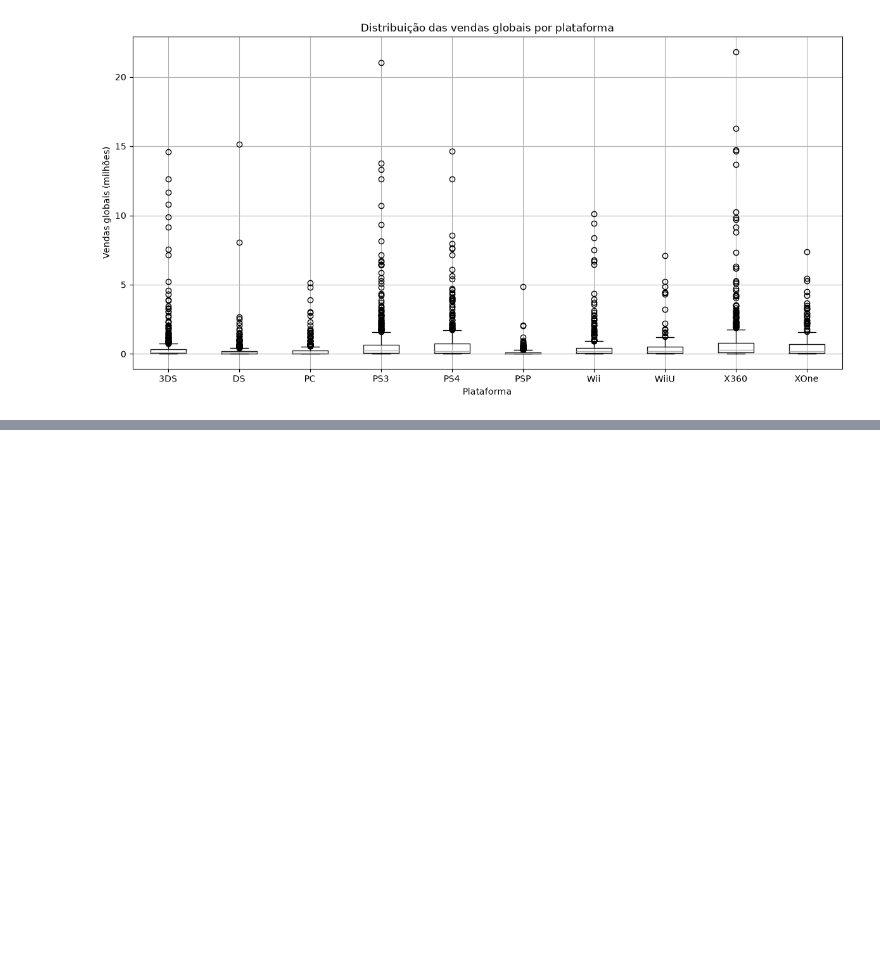
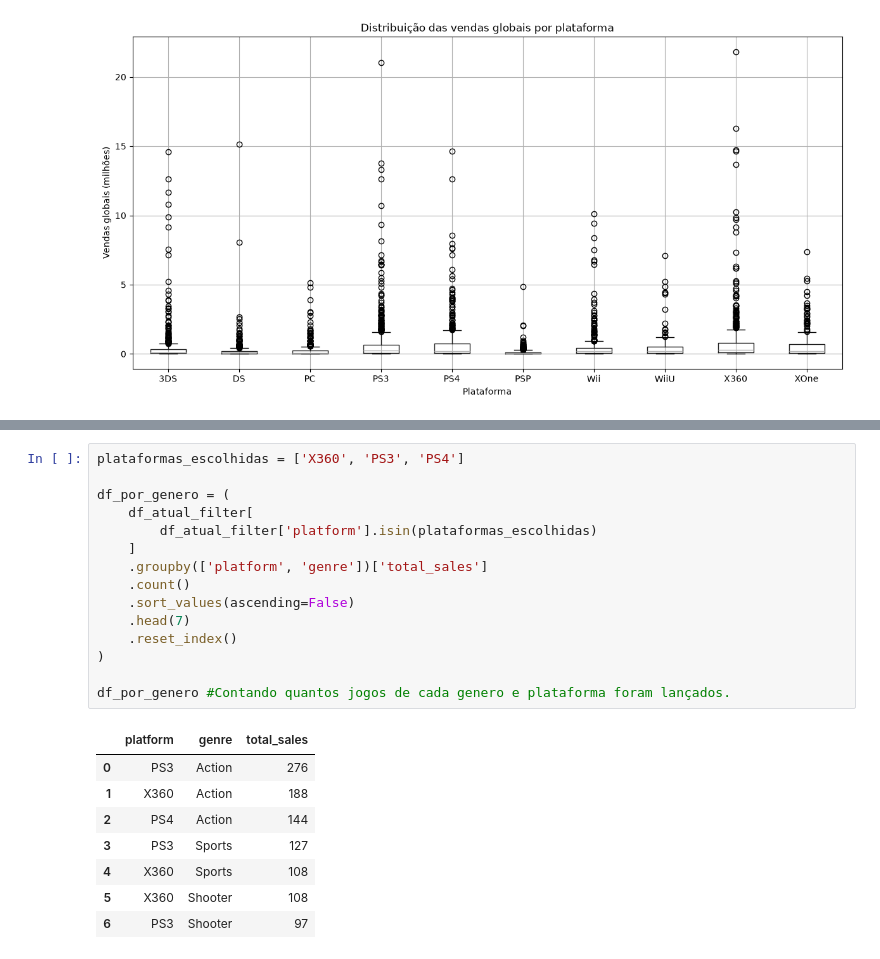
Before and after one commit to higorlu2023-design/projeto_games_integrado, a Jupyter notebook: Notebooks/EDA.ipynb, the cells around one changed output, grey strips where cells are left out. Cells and saved outputs as stored; diff of their text form; blank space fills up the shorter version.

```diff
--- a/Notebooks/EDA.ipynb
+++ b/Notebooks/EDA.ipynb
@@ -365,0 +385,24 @@ plt.show()
+# %%
+plataformas_escolhidas = ['X360', 'PS3', 'PS4']
+
+df_por_genero = (
+    df_atual_filter[
+        df_atual_filter['platform'].isin(plataformas_escolhidas)
+    ]
+    .groupby(['platform', 'genre'])['total_sales']
+    .count()
+    .sort_values(ascending=False)
+    .head(7)
+    .reset_index()
+)
+
+df_por_genero #Contando quantos jogos de cada genero e plataforma foram lançados.
+# %% [output]
+|  | platform | genre | total_sales |
+| 0 | PS3 | Action | 276 |
+| 1 | X360 | Action | 188 |
+| 2 | PS4 | Action | 144 |
+| 3 | PS3 | Sports | 127 |
+| 4 | X360 | Sports | 108 |
+| 5 | X360 | Shooter | 108 |
+| 6 | PS3 | Shooter | 97 |
```
Also changed, not shown: parts of 8 cells of this notebook.
